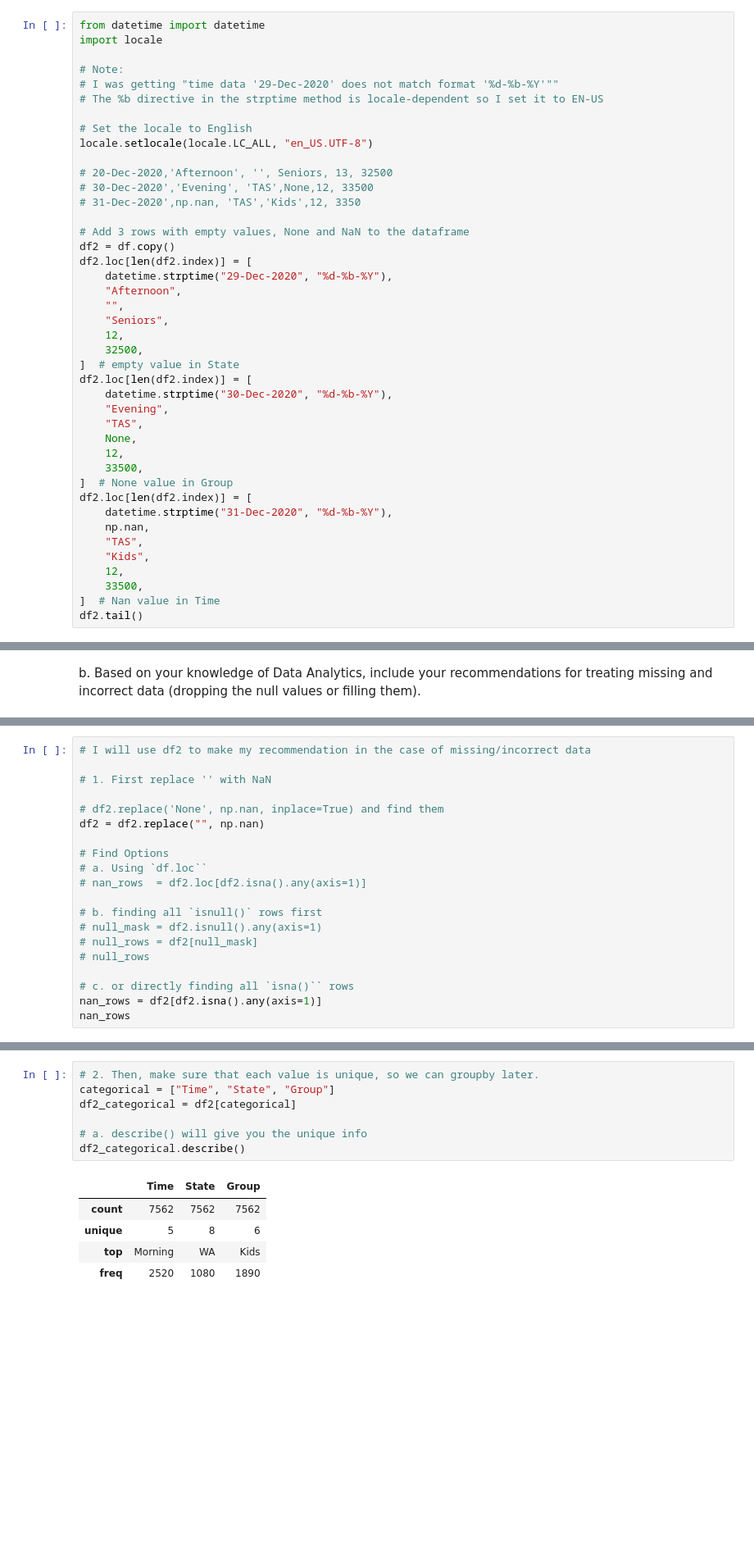
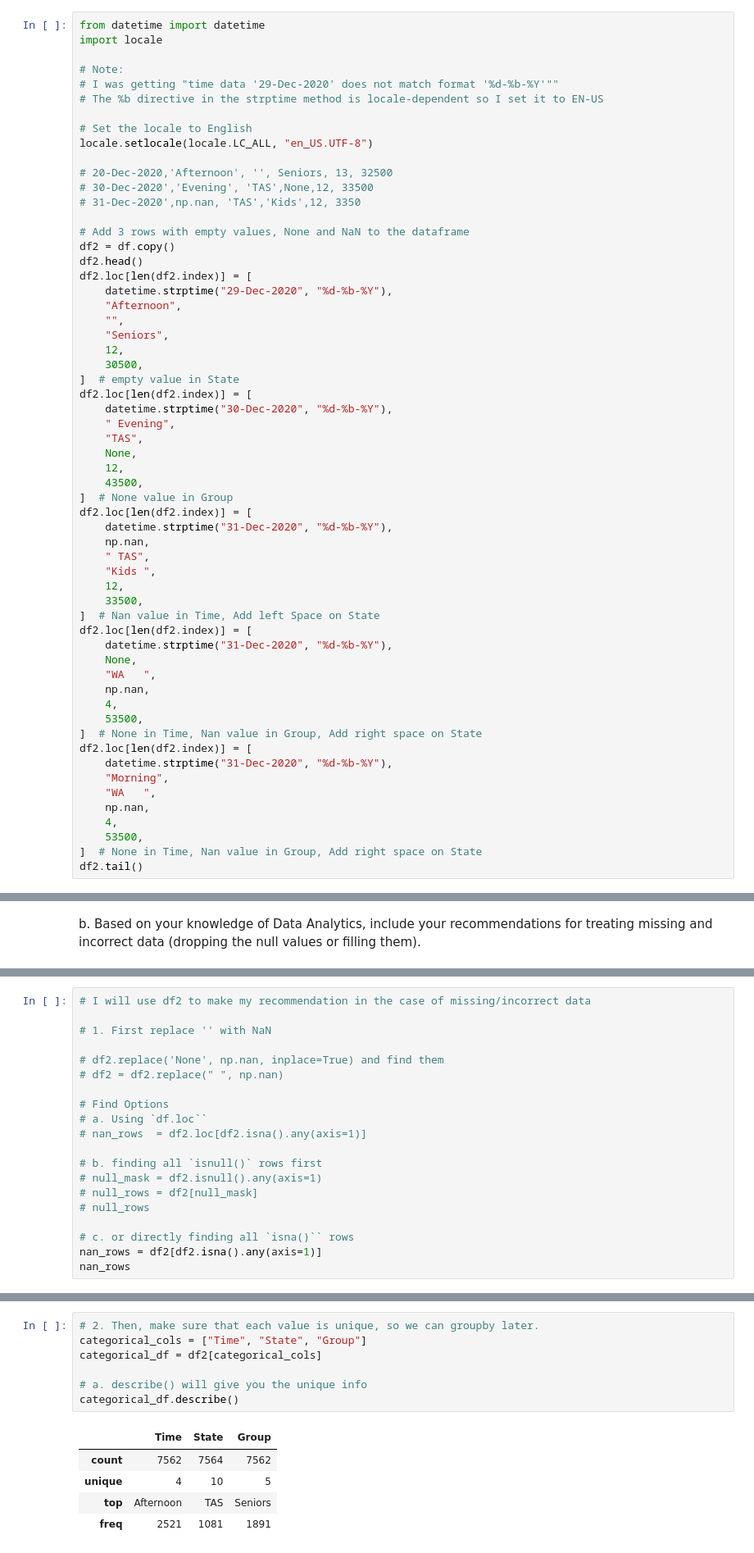
Before and after one commit to karmenatwork/3_CB_Sales-Analysis, a Jupyter notebook: main.ipynb, the cells around one changed output, grey strips where cells are left out. Shown at 82% size. Drawn from its saved outputs; the diff is of its cells as text; blank space fills up the shorter version.

```diff
--- a/main.ipynb
+++ b/main.ipynb
@@ -217,30 +256,47 @@ locale.setlocale(locale.LC_ALL, "en_US.UTF-8")
 
 # Add 3 rows with empty values, None and NaN to the dataframe
 df2 = df.copy()
+df2.head()
 df2.loc[len(df2.index)] = [
     datetime.strptime("29-Dec-2020", "%d-%b-%Y"),
     "Afternoon",
     "",
     "Seniors",
     12,
-    32500,
+    30500,
 ]  # empty value in State
 df2.loc[len(df2.index)] = [
     datetime.strptime("30-Dec-2020", "%d-%b-%Y"),
-    "Evening",
+    " Evening",
     "TAS",
     None,
     12,
-    33500,
+    43500,
 ]  # None value in Group
 df2.loc[len(df2.index)] = [
     datetime.strptime("31-Dec-2020", "%d-%b-%Y"),
     np.nan,
-    "TAS",
-    "Kids",
+    " TAS",
+    "Kids ",
     12,
     33500,
-]  # Nan value in Time
+]  # Nan value in Time, Add left Space on State
+df2.loc[len(df2.index)] = [
+    datetime.strptime("31-Dec-2020", "%d-%b-%Y"),
+    None,
+    "WA   ",
+    np.nan,
+    4,
+    53500,
+]  # None in Time, Nan value in Group, Add right space on State
+df2.loc[len(df2.index)] = [
+    datetime.strptime("31-Dec-2020", "%d-%b-%Y"),
+    "Morning",
+    "WA   ",
+    np.nan,
+    4,
+    53500,
+]  # None in Time, Nan value in Group, Add right space on State
 df2.tail()
 # %% [output]
 |  | Date | Time | State | Group | Unit | Sales |
@@ -366,7 +432,7 @@ nan_rows
 # 1. First replace '' with NaN
 
 # df2.replace('None', np.nan, inplace=True) and find them
-df2 = df2.replace("", np.nan)
+# df2 = df2.replace(" ", np.nan)
 
 # Find Options
 # a. Using `df.loc``
@@ -388,16 +454,16 @@ nan_rows
 # %%
 # 2. Then, make sure that each value is unique, so we can groupby later.
-categorical = ["Time", "State", "Group"]
-df2_categorical = df2[categorical]
+categorical_cols = ["Time", "State", "Group"]
+categorical_df = df2[categorical_cols]
 
 # a. describe() will give you the unique info
-df2_categorical.describe()
+categorical_df.describe()
 # %% [output]
 |  | Time | State | Group |
-| count | 7562 | 7562 | 7562 |
-| unique | 5 | 8 | 6 |
-| top | Morning | WA | Kids |
-| freq | 2520 | 1080 | 1890 |
+| count | 7562 | 7564 | 7562 |
+| unique | 4 | 10 | 5 |
+| top | Afternoon | TAS | Seniors |
+| freq | 2521 | 1081 | 1891 |
 # %%
 # b. Or inspecting with `nunique()` and `unique()`
 if df2.Time.nunique() != len(df2.Time.unique()):
```
Also changed, not shown: parts of 61 cells of this notebook.
